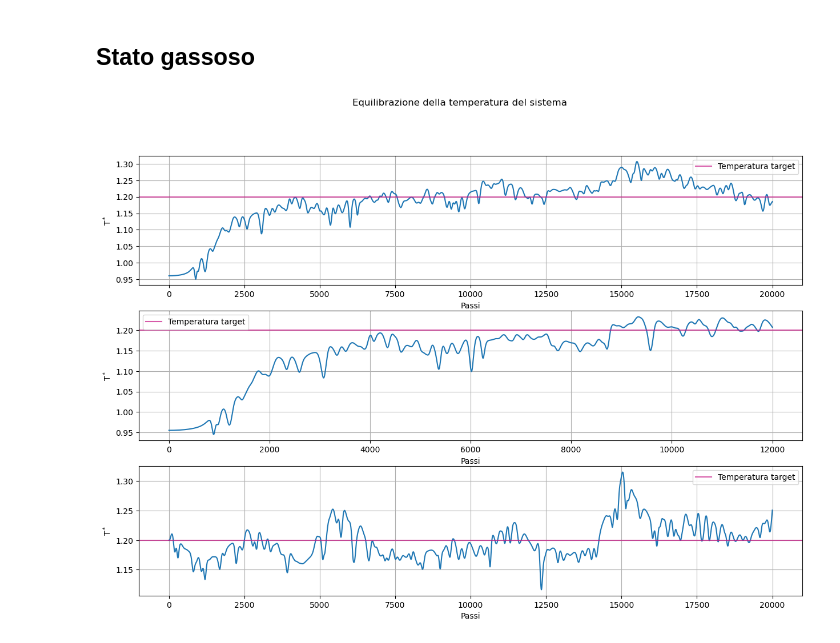
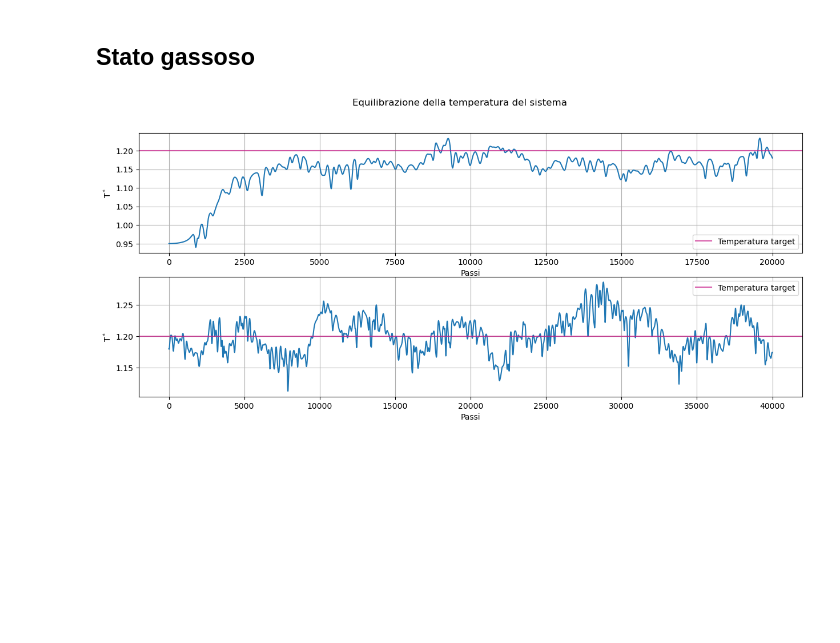
Before and after one commit to angela-bonato/LaboratorioSimulazioneNumerica, a Jupyter notebook: Esercitazione4/Esercitazione4.ipynb, the cells around one changed output. Saved outputs shown, nothing was run; the diff lists cells and outputs as text; code cells hidden in the pictures; blank space fills up the shorter version.

```diff
--- a/Esercitazione4/Esercitazione4.ipynb
+++ b/Esercitazione4/Esercitazione4.ipynb
@@ -195,43 +176,35 @@ plt.show()
 # %% [markdown]
 ## Stato gassoso
 # %%
-Gtot=20000
-Gpar=12000
+Gpar=20000
+Gtot=40000
 
+xgpar=np.arange(Gpar)+1
 xgtot=np.arange(Gtot)+1
-xgpar=np.arange(Gpar)+1
 
+gasTeqpar=np.loadtxt("GasState/eqtemppar.dat", delimiter=" ", usecols=0,  unpack="true")  #vettore delle ordinate dei punti plottati
 gasTeqtot=np.loadtxt("GasState/eqtemptot.dat", delimiter=" ", usecols=0,  unpack="true")  #vettore delle ordinate dei punti plottati
-gasTeqpar=np.loadtxt("GasState/eqtemppar.dat", delimiter=" ", usecols=0,  unpack="true")  #vettore delle ordinate dei punti plottati
-gasTeqfin=np.loadtxt("GasState/eqtempfin.dat", delimiter=" ", usecols=0,  unpack="true")  #vettore delle ordinate dei punti plottati
 
-gfig ,(gplt1, gplt2, gplt3) = plt.subplots(3, 1, figsize=(15, 10))
+gfig ,(gplt1, gplt2) = plt.subplots(2, 1, figsize=(15, 6))
 
-gplt1.plot(xgtot, gasTeqtot)
+gplt1.plot(xgpar, gasTeqpar)
 gplt1.axhline(y=1.2, color="mediumvioletred", label="Temperatura target", alpha=0.7)
 gplt1.set_xlabel("Passi")
 gplt1.set_ylabel(r"$\mathrm{T^*}$")
 gplt1.grid(True)
 gplt1.legend()
 
-gplt2.plot(xgpar, gasTeqpar)
+gplt2.plot(xgtot, gasTeqtot)
 gplt2.axhline(y=1.2, color="mediumvioletred", label="Temperatura target", alpha=0.7)
 gplt2.set_xlabel("Passi")
 gplt2.set_ylabel(r"$\mathrm{T^*}$")
 gplt2.grid(True)
 gplt2.legend()
 
-gplt3.plot(xgtot, gasTeqfin)
-gplt3.axhline(y=1.2, color="mediumvioletred", label="Temperatura target", alpha=0.7)
-gplt3.set_xlabel("Passi")
-gplt3.set_ylabel(r"$\mathrm{T^*}$")
-gplt3.grid(True)
-gplt3.legend()
-
 gfig.suptitle("Equilibrazione della temperatura del sistema")
 plt.show()
 # %% [output]
-[figure, old version]
+[figure, new version]
 # %%
 gasTemps, gasTempErrs=np.loadtxt("GasState/temperature.dat", usecols=(2, 3),  unpack="true")  #vettore delle ordinate dei punti plottati
 gasPress, gasPresErrs=np.loadtxt("GasState/pressure.dat", usecols=(2, 3),  unpack="true")  #vettore delle ordinate dei punti plottati
```
Also changed, not shown: parts of 10 cells of this notebook, 33 other files.
